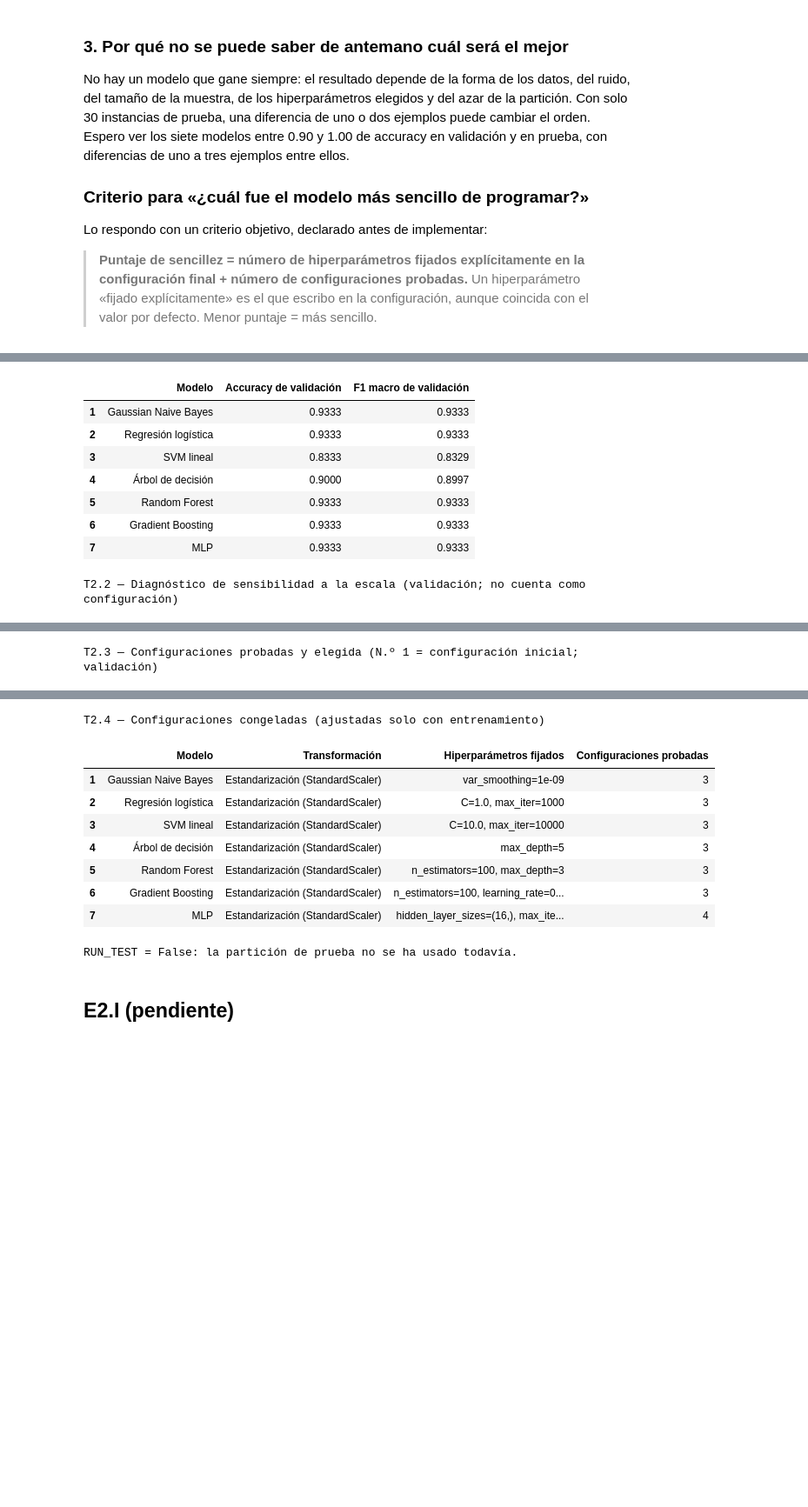
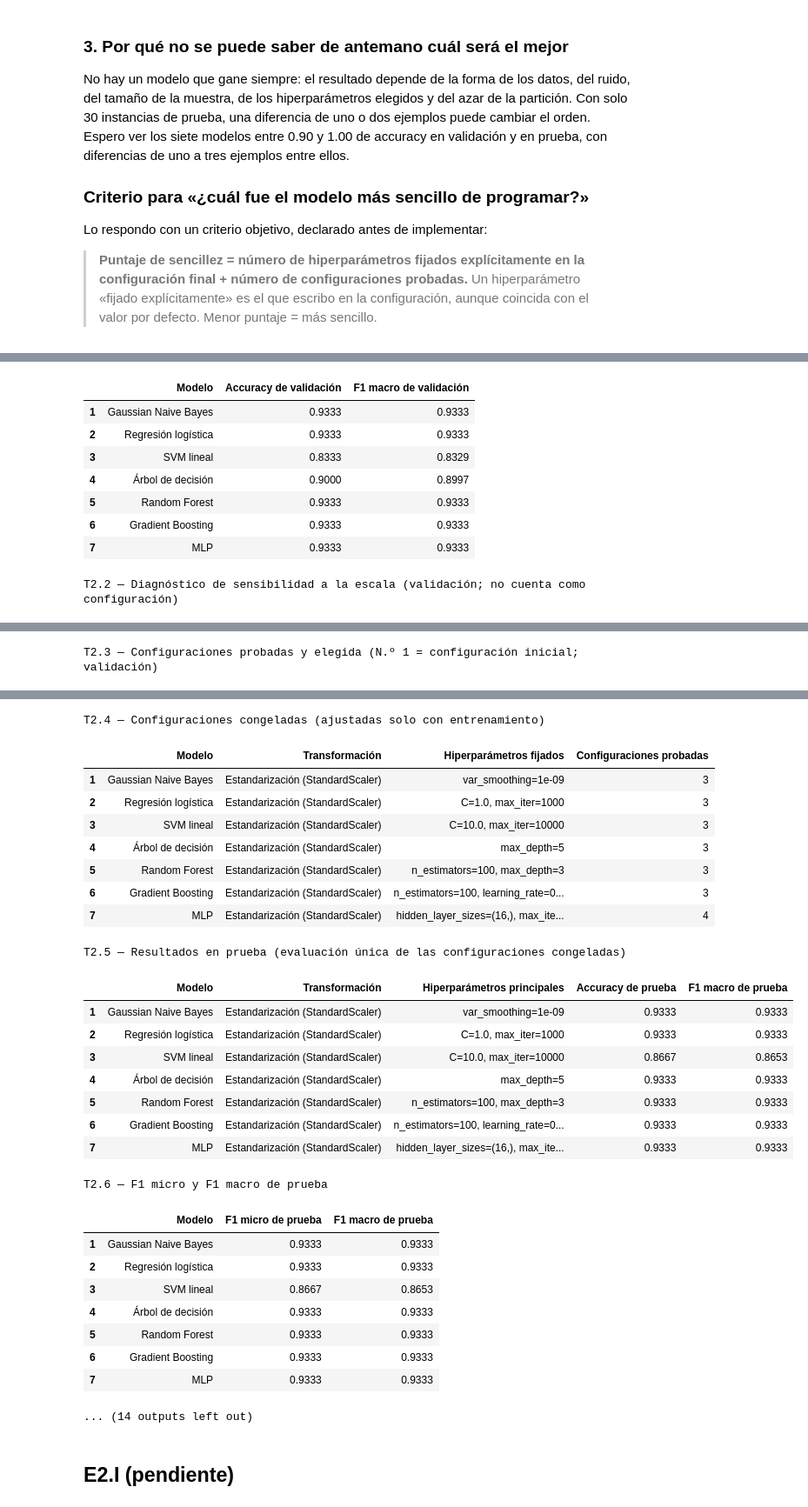
Before and after one commit to Francis1918/Information_Retrival, a Jupyter notebook: notebooks/Tarea1/01_revml.ipynb, the cells around one changed output, grey strips where cells are left out. Shown at 87% size. Saved outputs shown, nothing was run; the diff lists cells and outputs as text; code cells hidden in the pictures; blank space fills up the shorter version.

Commit message:
E2.C: evaluación única en prueba y análisis (RUN_TEST=True)
Historial reconstruido el 2026-10-13 en el orden del protocolo; el contenido de las celdas es el original (ver tasks.md, Registro de ejecución).

Co-Authored-By: Claude Sonnet 5.5 <noreply@anthropic.com>

```diff
--- a/notebooks/Tarea1/01_revml.ipynb
+++ b/notebooks/Tarea1/01_revml.ipynb
@@ -866,7 +866,7 @@ Lo respondo con un criterio objetivo, declarado antes de implementar:
 > Un hiperparámetro «fijado explícitamente» es el que escribo en la configuración, aunque coincida con el valor por defecto. Menor puntaje = más sencillo.
 # %%
 # [E2.0] Declaration, made before any fit: initial configurations, alternatives and test switch
-RUN_TEST = False  # tuning phase: the test partition stays untouched until configurations are frozen
+RUN_TEST = True  # was False while tuning; switched on only after the configurations were frozen
 
 # One initial configuration per model, written explicitly (the seed is injected by the factory).
 INITIAL = {
@@ -1142,34 +1142,52 @@ T2.2 — Diagnóstico de sensibilidad a la escala (validación; no cuenta como c
 | 5 | Random Forest | 0.9333 | 0.9333 | 0.9333 | 0.0000 |
 | 6 | Gradient Boosting | 0.9333 | 0.9333 | 0.9333 | 0.0000 |
 | 7 | MLP | 0.9667 | 0.9666 | 0.9333 | -0.0332 |
 T2.3 — Configuraciones probadas y elegida (N.º 1 = configuración inicial; validación)
 |  | Modelo | N.º | Hiperparámetros | Accuracy de validación | F1 macro de validación | Avisos | Elegida |
 | 1 | Gaussian Naive Bayes | 1 | var_smoothing=1e-09 | 0.9333 | 0.9333 | — | Sí |
 | 2 | Gaussian Naive Bayes | 2 | var_smoothing=1e-07 | 0.9333 | 0.9333 | — |  |
 | 3 | Gaussian Naive Bayes | 3 | var_smoothing=1e-05 | 0.9333 | 0.9333 | — |  |
 | 4 | Regresión logística | 1 | C=1.0, max_iter=1000 | 0.9333 | 0.9333 | — | Sí |
 | 5 | Regresión logística | 2 | C=0.1, max_iter=1000 | 0.8667 | 0.8653 | — |  |
 | 6 | Regresión logística | 3 | C=10.0, max_iter=1000 | 0.9333 | 0.9333 | — |  |
 | 7 | SVM lineal | 1 | C=1.0, max_iter=10000 | 0.8333 | 0.8329 | — |  |
 | 8 | SVM lineal | 2 | C=0.1, max_iter=10000 | 0.8000 | 0.7917 | — |  |
 | 9 | SVM lineal | 3 | C=10.0, max_iter=10000 | 0.8667 | 0.8667 | — | Sí |
 | 10 | Árbol de decisión | 1 | max_depth=3 | 0.9000 | 0.8997 | — |  |
 | ... | ... | ... | ... | ... | ... | ... | ... |
 | 18 | Gradient Boosting | 3 | n_estimators=100, learning_rate=0... | 0.9000 | 0.8997 | — |  |
 | 19 | MLP | 1 | hidden_layer_sizes=(16,), max_ite... | 0.9333 | 0.9333 | — | Sí |
 | 20 | MLP | 2 | hidden_layer_sizes=(8,), max_iter... | 0.9000 | 0.8997 | — |  |
 | 21 | MLP | 3 | hidden_layer_sizes=(32,), max_ite... | 0.9333 | 0.9333 | — |  |
 | 22 | MLP | 4 | hidden_layer_sizes=(16,), max_ite... | 0.9333 | 0.9333 | — |  |
 T2.4 — Configuraciones congeladas (ajustadas solo con entrenamiento)
 |  | Modelo | Transformación | Hiperparámetros fijados | Configuraciones probadas |
 | 1 | Gaussian Naive Bayes | Estandarización (StandardScaler) | var_smoothing=1e-09 | 3 |
 | 2 | Regresión logística | Estandarización (StandardScaler) | C=1.0, max_iter=1000 | 3 |
 | 3 | SVM lineal | Estandarización (StandardScaler) | C=10.0, max_iter=10000 | 3 |
 | 4 | Árbol de decisión | Estandarización (StandardScaler) | max_depth=5 | 3 |
 | 5 | Random Forest | Estandarización (StandardScaler) | n_estimators=100, max_depth=3 | 3 |
 | 6 | Gradient Boosting | Estandarización (StandardScaler) | n_estimators=100, learning_rate=0... | 3 |
 | 7 | MLP | Estandarización (StandardScaler) | hidden_layer_sizes=(16,), max_ite... | 4 |
-RUN_TEST = False: la partición de prueba no se ha usado todavía.
+T2.5 — Resultados en prueba (evaluación única de las configuraciones congeladas)
+|  | Modelo | Transformación | Hiperparámetros principales | Accuracy de prueba | F1 macro de prueba |
+| 1 | Gaussian Naive Bayes | Estandarización (StandardScaler) | var_smoothing=1e-09 | 0.9333 | 0.9333 |
+| 2 | Regresión logística | Estandarización (StandardScaler) | C=1.0, max_iter=1000 | 0.9333 | 0.9333 |
+| 3 | SVM lineal | Estandarización (StandardScaler) | C=10.0, max_iter=10000 | 0.8667 | 0.8653 |
+| 4 | Árbol de decisión | Estandarización (StandardScaler) | max_depth=5 | 0.9333 | 0.9333 |
+| 5 | Random Forest | Estandarización (StandardScaler) | n_estimators=100, max_depth=3 | 0.9333 | 0.9333 |
+| 6 | Gradient Boosting | Estandarización (StandardScaler) | n_estimators=100, learning_rate=0... | 0.9333 | 0.9333 |
+| 7 | MLP | Estandarización (StandardScaler) | hidden_layer_sizes=(16,), max_ite... | 0.9333 | 0.9333 |
+T2.6 — F1 micro y F1 macro de prueba
+|  | Modelo | F1 micro de prueba | F1 macro de prueba |
+| 1 | Gaussian Naive Bayes | 0.9333 | 0.9333 |
+| 2 | Regresión logística | 0.9333 | 0.9333 |
+| 3 | SVM lineal | 0.8667 | 0.8653 |
+| 4 | Árbol de decisión | 0.9333 | 0.9333 |
+| 5 | Random Forest | 0.9333 | 0.9333 |
+| 6 | Gradient Boosting | 0.9333 | 0.9333 |
+| 7 | MLP | 0.9333 | 0.9333 |
+... (14 outputs left out)
 # %% [markdown]
 ## E2.I (pendiente)
 # %% [markdown]
```
